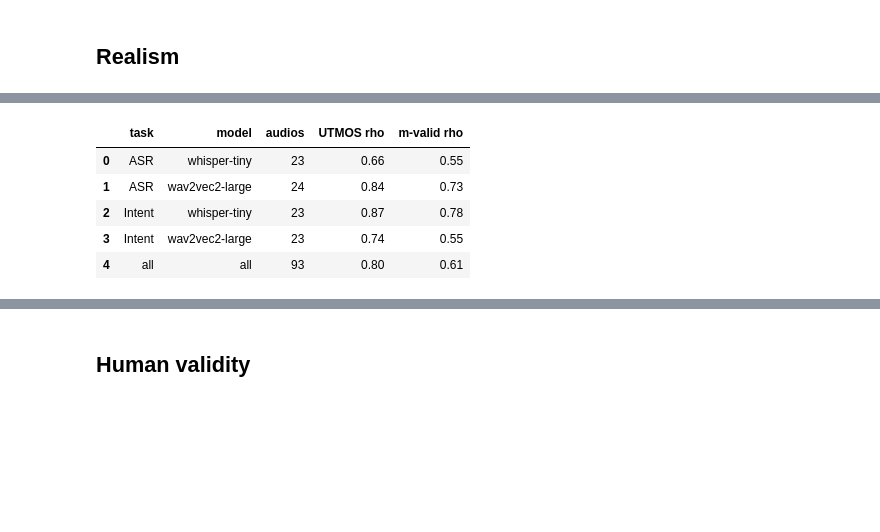
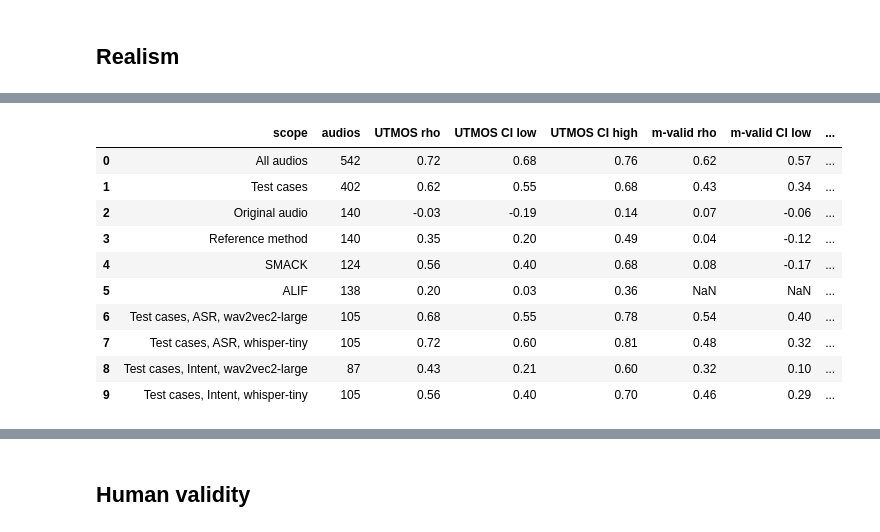
Before and after one commit to oliverweissl/GATAS, a Jupyter notebook: analysis/RQ3_Validity.ipynb, the cells around one changed output, grey strips where cells are left out. Drawn from its saved outputs; the diff is of its cells as text; code cells hidden in the pictures; blank space fills up the shorter version.

```diff
--- a/analysis/RQ3_Validity.ipynb
+++ b/analysis/RQ3_Validity.ipynb
@@ -108,7 +108,8 @@ def item_row(item):
     clean = k["condition"] == "clean"
     method = "Clean" if clean else {"ours": "GATAS" if task == "ASR" else "GATAS_llm"}.get(k["condition"], k["condition"])
     return {"item": item, "task": task, "model": ev["asr_model"], "method": method,
-            "utmos": ev["scores"]["UTMOS_ORIGINAL" if clean else "UTMOS"]}
+            "utmos": ev["scores"]["UTMOS_ORIGINAL" if clean else "UTMOS"],
+            "spec": 0.0 if clean else ev["scores"]["SPECTROGRAM_DISTANCE"]}
 
 items = pd.DataFrame([item_row(i) for i in key]).set_index("item")
 items["m_valid"] = items.utmos >= items.task.map(thr2)
@@ -139,20 +140,63 @@ def boot_spearman(x, y, n_boot=5000, seed=0):
 
 def rho(df, col):
     x, y = df[col].to_numpy(float), df.realism.to_numpy(float)
-    if len(df) < 3 or not np.ptp(x):
+    if len(df) < 5 or not np.ptp(x):
         return np.nan, np.nan, np.nan
     return (stats.spearmanr(x, y)[0], *boot_spearman(x, y))
 
-per_audio = ok.groupby("item").agg(realism=("realism", "mean")).join(items)
+# unit of analysis: the audio (mean over its ratings), so that audios with more ratings do not weigh more
+ok = ok.assign(heard=ok.understood_match == "yes", confirmed=(ok.understood_match == "yes") & (ok.plausible_transcription == "no"))
+per_audio = ok.groupby("item").agg(ratings=("realism", "size"), realism=("realism", "mean"), heard=("heard", "mean"), confirmed=("confirmed", "mean")).join(items)
+REF = {"ASR": "GATAS", "Intent": "GATAS_llm"}
+per_audio["reference"] = per_audio.method == per_audio.task.map(REF)
+tc = per_audio[per_audio.method != "Clean"]
+
+# noise ceiling: split-half reliability (Spearman-Brown) of the per-audio mean realism
+rng = np.random.default_rng(0)
+rel = []
+for _ in range(200):
+    a, b = [], []
+    for _, g in ok.groupby("item"):
+        if len(g) >= 2:
+            r = rng.permutation(g.realism.to_numpy(float)); a.append(r[: len(r) // 2].mean()); b.append(r[len(r) // 2:].mean())
+    r = stats.spearmanr(a, b)[0]; rel.append(2 * r / (1 + r))
+print(f"split-half reliability of the mean realism per audio: {np.mean(rel):.2f}; ratings per audio: median {per_audio.ratings.median():.0f}, min {per_audio.ratings.min()}")
+
+groups = [("All audios", per_audio), ("Test cases", tc), ("Original audio", per_audio[per_audio.method == "Clean"]),
+          ("Reference method", per_audio[per_audio.reference]), ("SMACK", per_audio[per_audio.method == "SMACK"]), ("ALIF", per_audio[per_audio.method == "ALIF"])]
+for (task, model), g in tc.groupby(["task", "model"]):
+    groups.append((f"Test cases, {task}, {model}", g))
 rows = []
-for task, model in [(t, m) for t in ("ASR", "Intent") for m in MODELS] + [("all", "all")]:
-    df = per_audio[((per_audio.task == task) | (task == "all")) & ((per_audio.model == model) | (model == "all"))]
-    row = {"task": task, "model": model, "audios": len(df)}
-    for name, col in (("UTMOS", "utmos"), ("m-valid", "m_valid")):
-        r, *_ = rho(df, col)
-        row.update({f"{name} rho": r})
+for scope, df in groups:
+    row = {"scope": scope, "audios": len(df)}
+    for name, col in (("UTMOS", "utmos"), ("m-valid", "m_valid"), ("Spec", "spec")):
+        r, lo, hi = (np.nan,) * 3 if (col == "spec" and scope == "All audios") else rho(df.assign(**{col: df[col].astype(float)}), col)
+        row.update({f"{name} rho": r, f"{name} CI low": lo, f"{name} CI high": hi})
     rows.append(row)
-realism = pd.DataFrame(rows)
-realism.round(2).to_csv("_tables/rq3_human_realism.csv", index=False)
-display(realism.round(2))
+corr = pd.DataFrame(rows)
+corr.round(2).to_csv("_tables/rq3_human_realism.csv", index=False)
+display(corr.round(2))
+
+# does m-valid separate realistic from unrealistic audio? (one-sided Mann-Whitney on the per-audio realism)
+rows = []
+for scope, df in (("Test cases", tc), ("Reference method", tc[tc.reference])):
+    a, b = df[df.m_valid].realism, df[~df.m_valid].realism
+    mw = stats.mannwhitneyu(a, b, alternative="greater")
+    rows.append({"scope": scope, "m-valid audios": len(a), "other audios": len(b), "mean realism m-valid": a.mean(), "mean realism other": b.mean(),
+                 "p": mw.pvalue, "Cliff delta": 2 * mw.statistic / (len(a) * len(b)) - 1})
+mvalid_split = pd.DataFrame(rows)
+mvalid_split.round(4).to_csv("_tables/rq3_human_mvalid_split.csv", index=False)
+display(mvalid_split.round(3))
+
+def fmt(r, lo, hi):
+    return "--" if np.isnan(r) else f"{r:.2f} [{lo:.2f}, {hi:.2f}]"
+lines = [r"\begin{table}[t]", r"\caption{Rank correlation of the mean human realism per audio with the automatic measures, with 95\% bootstrap intervals over audios.}",
+         r"\label{tab:corr}", r"\centering", r"\footnotesize", r"\adjustbox{max width=\columnwidth}{%", r"\begin{tabular}{lcccc}\toprule",
+         r" & Audios & UTMOS & M-valid & $d_F$-Spec \\ \midrule"]
+for r in corr.itertuples():
+    lines.append(f"{r.scope.replace('wav2vec2-large', 'wav2vec2').replace('whisper-tiny', 'Whisper')} & {r.audios} & "
+                 f"{fmt(r._3, r._4, r._5)} & {fmt(r._6, r._7, r._8)} & {fmt(r._9, r._10, r._11)} \\\\")
+lines += [r"\bottomrule", r"\end{tabular}}", r"\end{table}"]
+open("_tables/rq3_corr.tex", "w").write("\n".join(lines) + "\n")
+print("\n".join(lines))
 # %% [output]
@@ -159,6 +204,11 @@ display(realism.round(2))
-|  | task | model | audios | UTMOS rho | m-valid rho |
-| 0 | ASR | whisper-tiny | 23 | 0.66 | 0.55 |
-| 1 | ASR | wav2vec2-large | 24 | 0.84 | 0.73 |
-| 2 | Intent | whisper-tiny | 23 | 0.87 | 0.78 |
-| 3 | Intent | wav2vec2-large | 23 | 0.74 | 0.55 |
-| 4 | all | all | 93 | 0.80 | 0.61 |
+|  | scope | audios | UTMOS rho | UTMOS CI low | UTMOS CI high | m-valid rho | m-valid CI low | ... |
+| 0 | All audios | 542 | 0.72 | 0.68 | 0.76 | 0.62 | 0.57 | ... |
+| 1 | Test cases | 402 | 0.62 | 0.55 | 0.68 | 0.43 | 0.34 | ... |
+| 2 | Original audio | 140 | -0.03 | -0.19 | 0.14 | 0.07 | -0.06 | ... |
+| 3 | Reference method | 140 | 0.35 | 0.20 | 0.49 | 0.04 | -0.12 | ... |
+| 4 | SMACK | 124 | 0.56 | 0.40 | 0.68 | 0.08 | -0.17 | ... |
+| 5 | ALIF | 138 | 0.20 | 0.03 | 0.36 | NaN | NaN | ... |
+| 6 | Test cases, ASR, wav2vec2-large | 105 | 0.68 | 0.55 | 0.78 | 0.54 | 0.40 | ... |
+| 7 | Test cases, ASR, whisper-tiny | 105 | 0.72 | 0.60 | 0.81 | 0.48 | 0.32 | ... |
+| 8 | Test cases, Intent, wav2vec2-large | 87 | 0.43 | 0.21 | 0.60 | 0.32 | 0.10 | ... |
+| 9 | Test cases, Intent, whisper-tiny | 105 | 0.56 | 0.40 | 0.70 | 0.46 | 0.29 | ... |
```
Also changed, not shown: parts of 8 cells of this notebook, 2 other files.
